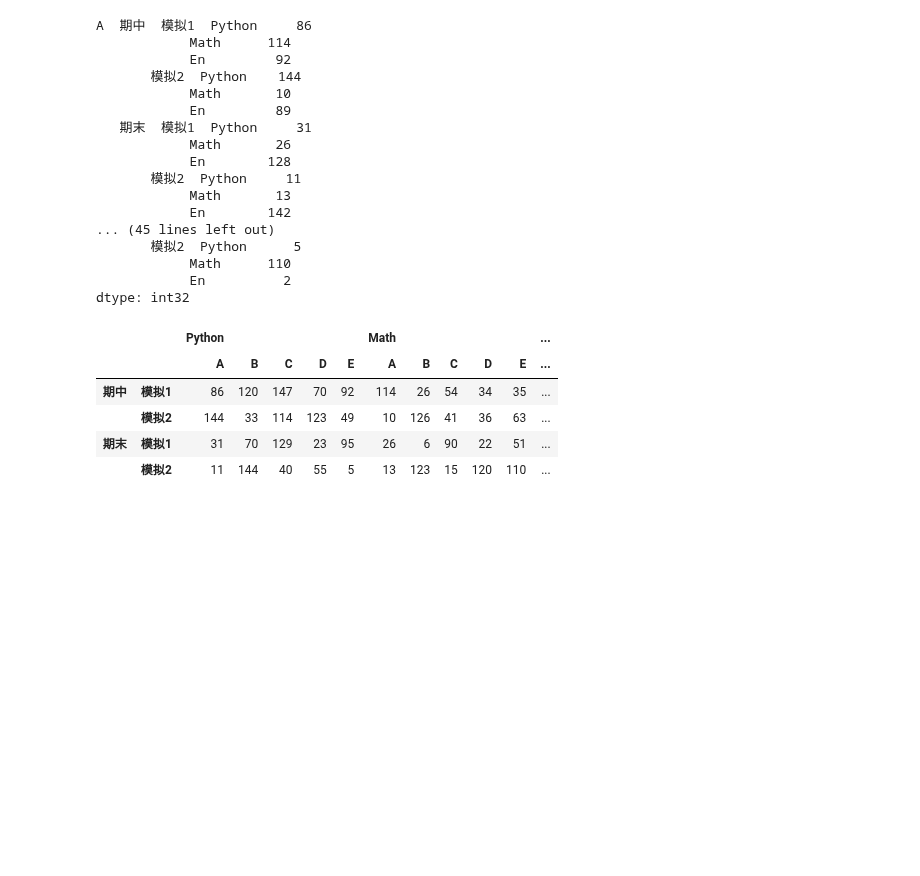
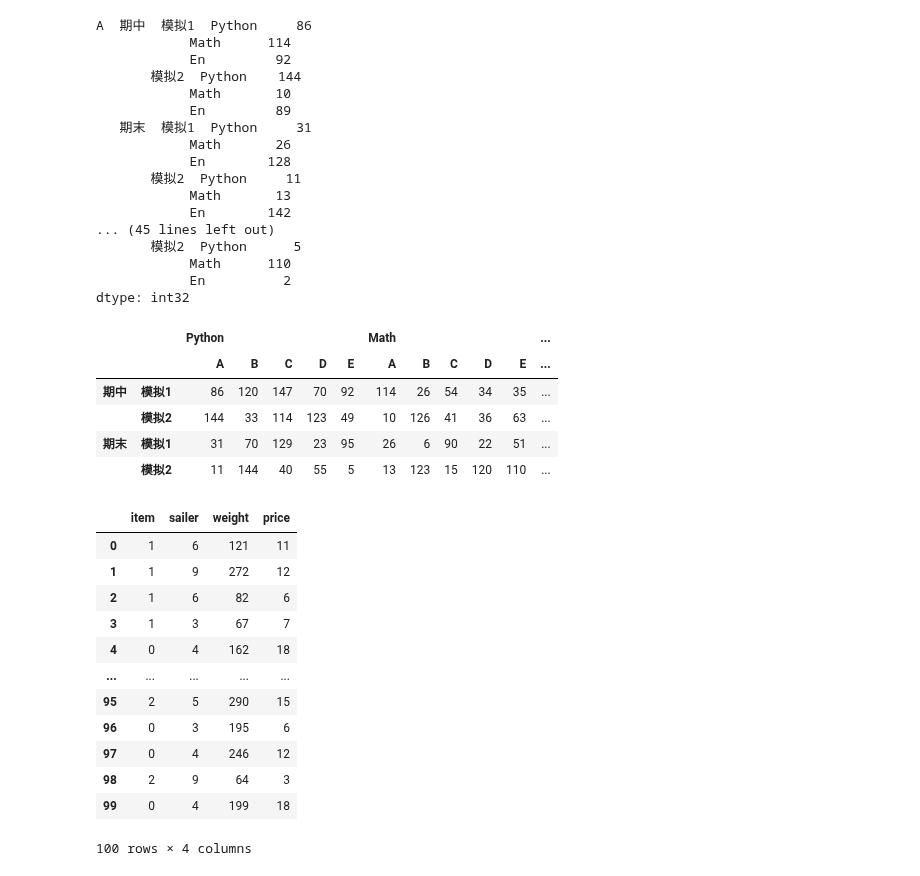
Before and after one commit to TinyHandsome/BookStudy, a Jupyter notebook: python_projects/2-千峰数据分析/7-pandas.ipynb, the cells around one changed output. Cells and saved outputs as stored; diff of their text form; code cells hidden in the pictures; blank space fills up the shorter version.

```diff
--- a/python_projects/2-千峰数据分析/7-pandas.ipynb
+++ b/python_projects/2-千峰数据分析/7-pandas.ipynb
@@ -1160,3 +1160,24 @@ df.unstack(level=0)
 |  | 模拟2 | 144 | 33 | 114 | 123 | 49 | 10 | 126 | 41 | 36 | 63 | ... |
 | 期末 | 模拟1 | 31 | 70 | 129 | 23 | 95 | 26 | 6 | 90 | 22 | 51 | ... |
 |  | 模拟2 | 11 | 144 | 40 | 55 | 5 | 13 | 123 | 15 | 120 | 110 | ... |
+# %%
+df = DataFrame({'item': np.random.randint(0, 3, size=100),
+                'sailer': np.random.randint(0, 10, size=100),
+               'weight': np.random.randint(30, 300, size=100),
+               'price': np.random.randint(1, 20, size=100)})
+# %%
+df
+# %% [output]
+|  | item | sailer | weight | price |
+| 0 | 1 | 6 | 121 | 11 |
+| 1 | 1 | 9 | 272 | 12 |
+| 2 | 1 | 6 | 82 | 6 |
+| 3 | 1 | 3 | 67 | 7 |
+| 4 | 0 | 4 | 162 | 18 |
+| ... | ... | ... | ... | ... |
+| 95 | 2 | 5 | 290 | 15 |
+| 96 | 0 | 3 | 195 | 6 |
+| 97 | 0 | 4 | 246 | 12 |
+| 98 | 2 | 9 | 64 | 3 |
+| 99 | 0 | 4 | 199 | 18 |
+100 rows × 4 columns
```
Also changed, not shown: parts of 30 cells of this notebook, 2 other files.
